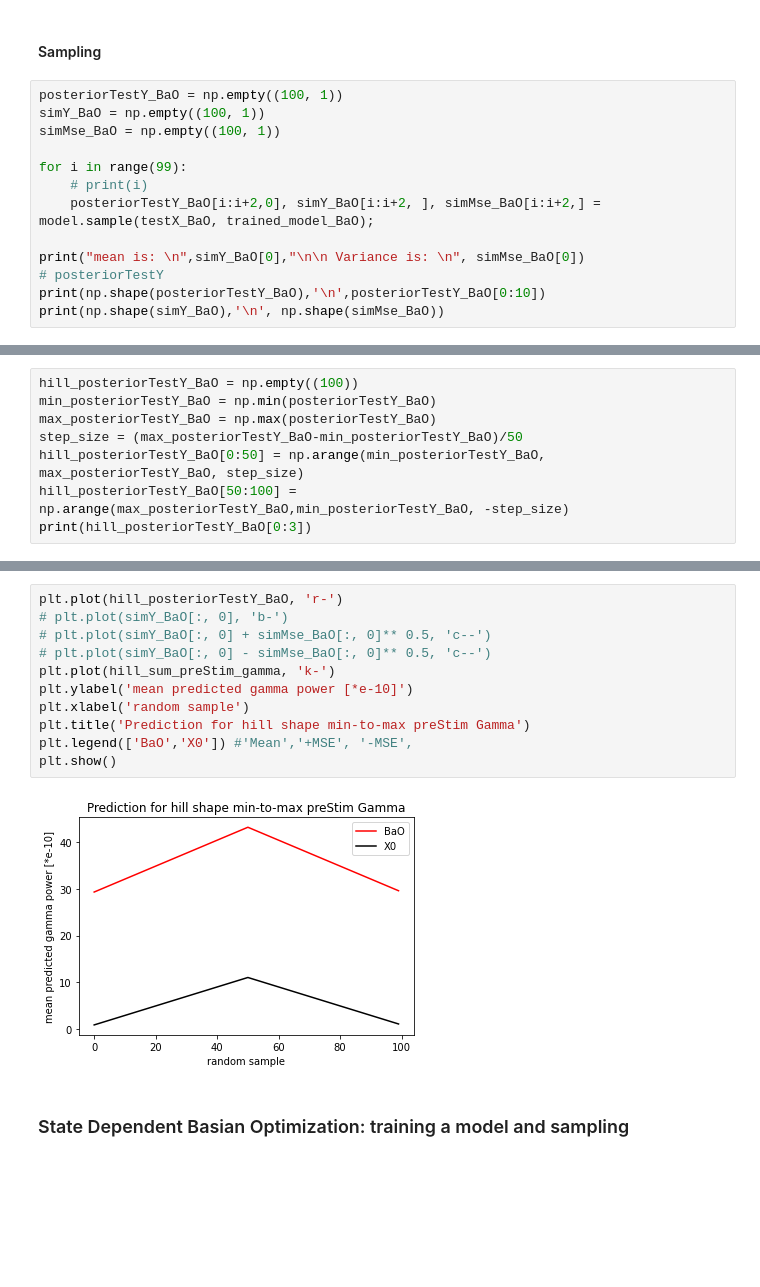
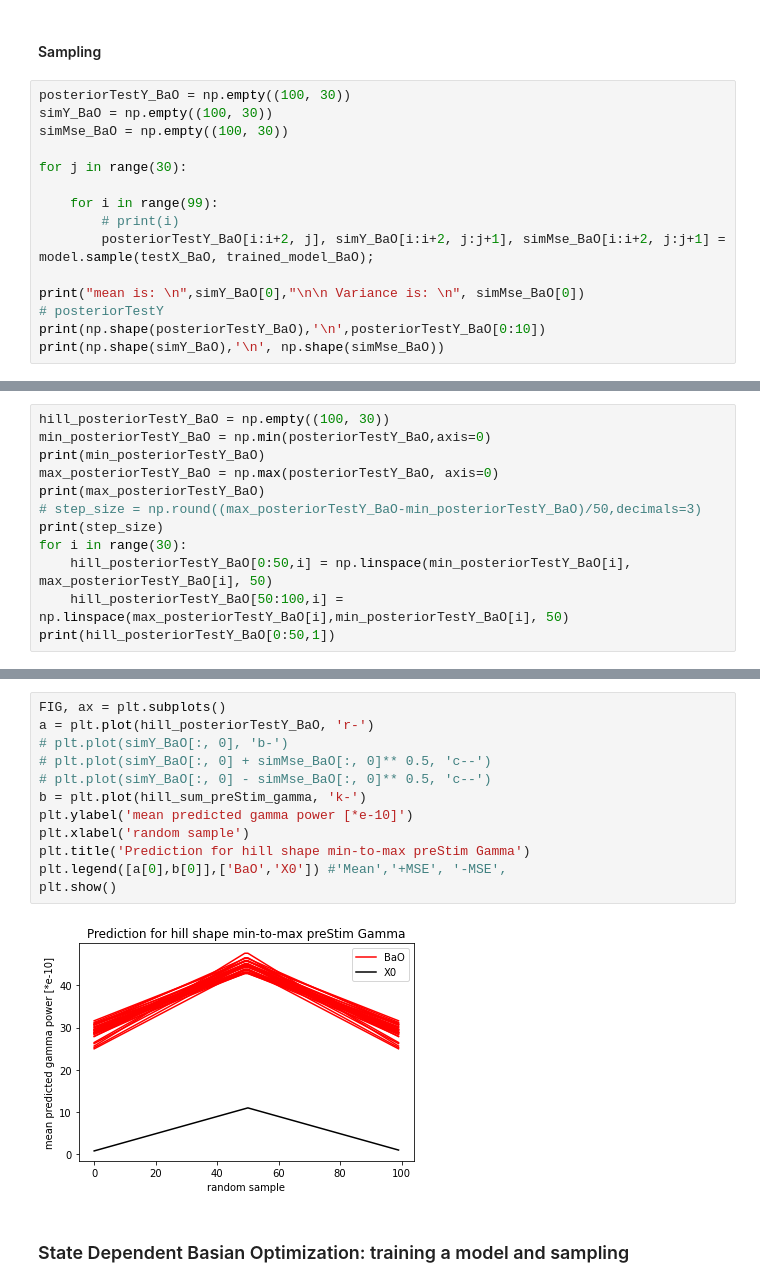
Before and after one commit to Simurgh818/NeuroGaussianProcess, a Jupyter notebook: state_dr_gp.ipynb, the cells around one changed output, grey strips where cells are left out. Saved outputs shown, nothing was run; the diff lists cells and outputs as text; blank space fills up the shorter version.

```diff
--- a/state_dr_gp.ipynb
+++ b/state_dr_gp.ipynb
@@ -199,13 +199,15 @@ Optimization status: Converged
 # %% [markdown]
 #### Sampling
 # %%
-posteriorTestY_BaO = np.empty((100, 1))
-simY_BaO = np.empty((100, 1))
-simMse_BaO = np.empty((100, 1))
+posteriorTestY_BaO = np.empty((100, 30))
+simY_BaO = np.empty((100, 30))
+simMse_BaO = np.empty((100, 30))
 
-for i in range(99):
-    # print(i)
-    posteriorTestY_BaO[i:i+2,0], simY_BaO[i:i+2, ], simMse_BaO[i:i+2,] = model.sample(testX_BaO, trained_model_BaO);
+for j in range(30):
+
+    for i in range(99):
+        # print(i)
+        posteriorTestY_BaO[i:i+2, j], simY_BaO[i:i+2, j:j+1], simMse_BaO[i:i+2, j:j+1] = model.sample(testX_BaO, trained_model_BaO);
 
 print("mean is: \n",simY_BaO[0],"\n\n Variance is: \n", simMse_BaO[0])
 # posteriorTestY
@@ -233,9 +234,13 @@ mean is:
 # %%
-hill_posteriorTestY_BaO = np.empty((100))
-min_posteriorTestY_BaO = np.min(posteriorTestY_BaO)
-max_posteriorTestY_BaO = np.max(posteriorTestY_BaO)
-step_size = (max_posteriorTestY_BaO-min_posteriorTestY_BaO)/50
-hill_posteriorTestY_BaO[0:50] = np.arange(min_posteriorTestY_BaO, max_posteriorTestY_BaO, step_size)
-hill_posteriorTestY_BaO[50:100] = np.arange(max_posteriorTestY_BaO,min_posteriorTestY_BaO, -step_size)
-print(hill_posteriorTestY_BaO[0:3])
+hill_posteriorTestY_BaO = np.empty((100, 30))
+min_posteriorTestY_BaO = np.min(posteriorTestY_BaO,axis=0)
+print(min_posteriorTestY_BaO)
+max_posteriorTestY_BaO = np.max(posteriorTestY_BaO, axis=0)
+print(max_posteriorTestY_BaO)
+# step_size = np.round((max_posteriorTestY_BaO-min_posteriorTestY_BaO)/50,decimals=3)
+print(step_size)
+for i in range(30):
+    hill_posteriorTestY_BaO[0:50,i] = np.linspace(min_posteriorTestY_BaO[i], max_posteriorTestY_BaO[i], 50)
+    hill_posteriorTestY_BaO[50:100,i] = np.linspace(max_posteriorTestY_BaO[i],min_posteriorTestY_BaO[i], 50)
+print(hill_posteriorTestY_BaO[0:50,1])
 # %% [output]
@@ -243,16 +284,17 @@ print(hill_posteriorTestY_BaO[0:3])
 # %%
-plt.plot(hill_posteriorTestY_BaO, 'r-')
+FIG, ax = plt.subplots()
+a = plt.plot(hill_posteriorTestY_BaO, 'r-')
 # plt.plot(simY_BaO[:, 0], 'b-')
 # plt.plot(simY_BaO[:, 0] + simMse_BaO[:, 0]** 0.5, 'c--')
 # plt.plot(simY_BaO[:, 0] - simMse_BaO[:, 0]** 0.5, 'c--')
-plt.plot(hill_sum_preStim_gamma, 'k-')
+b = plt.plot(hill_sum_preStim_gamma, 'k-')
 plt.ylabel('mean predicted gamma power [*e-10]')
 plt.xlabel('random sample')
 plt.title('Prediction for hill shape min-to-max preStim Gamma')
-plt.legend(['BaO','X0']) #'Mean','+MSE', '-MSE',
+plt.legend([a[0],b[0]],['BaO','X0']) #'Mean','+MSE', '-MSE',
 plt.show()
 # %% [output]
-[figure, old version]
+[figure, new version]
 # %% [markdown]
 ### State Dependent Basian Optimization: training a model and sampling
 # %%
```
Also changed, not shown: parts of 12 cells of this notebook.
